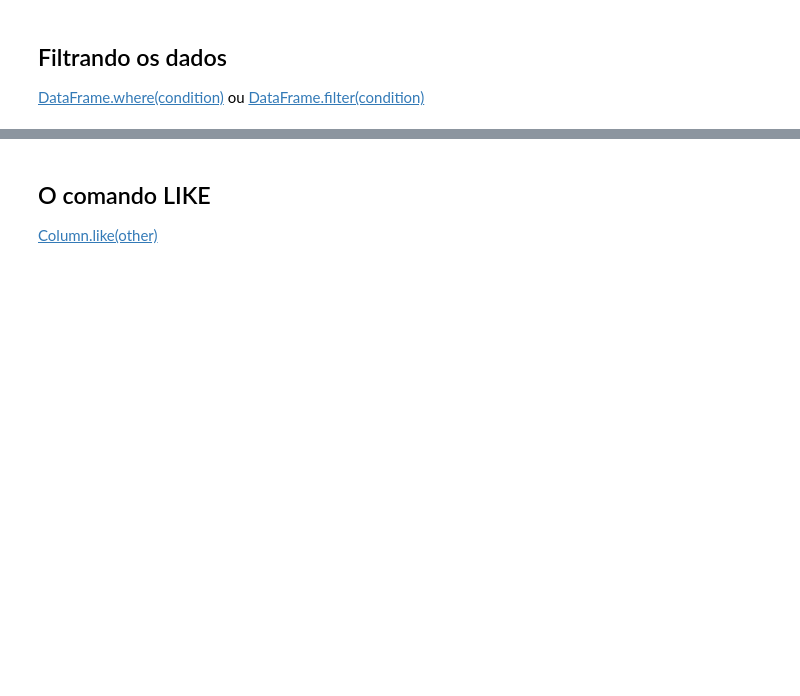
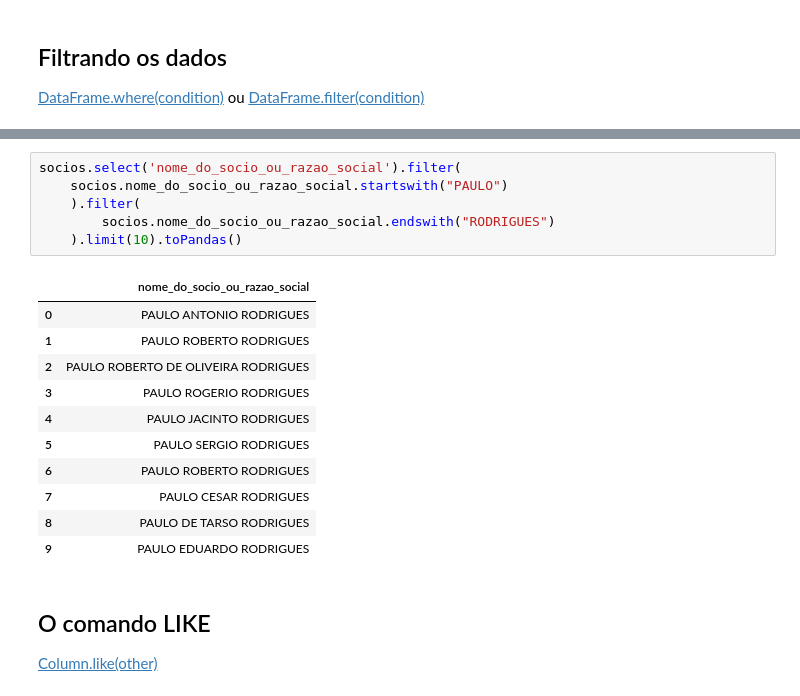
Before and after one commit to ItaloRod/curso_spark, a Jupyter notebook: aula0_projeto_spark.ipynb, the cells around one changed output, grey strips where cells are left out. Drawn from its saved outputs; the diff is of its cells as text; blank space fills up the shorter version.

```diff
--- a/aula0_projeto_spark.ipynb
+++ b/aula0_projeto_spark.ipynb
@@ -631,3 +809,21 @@ df.show()
+# %%
+socios.select('nome_do_socio_ou_razao_social').filter(
+    socios.nome_do_socio_ou_razao_social.startswith("PAULO")
+    ).filter(
+        socios.nome_do_socio_ou_razao_social.endswith("RODRIGUES")
+    ).limit(10).toPandas()
+# %% [output]
+|  | nome_do_socio_ou_razao_social |
+| 0 | PAULO ANTONIO RODRIGUES |
+| 1 | PAULO ROBERTO RODRIGUES |
+| 2 | PAULO ROBERTO DE OLIVEIRA RODRIGUES |
+| 3 | PAULO ROGERIO RODRIGUES |
+| 4 | PAULO JACINTO RODRIGUES |
+| 5 | PAULO SERGIO RODRIGUES |
+| 6 | PAULO ROBERTO RODRIGUES |
+| 7 | PAULO CESAR RODRIGUES |
+| 8 | PAULO DE TARSO RODRIGUES |
+| 9 | PAULO EDUARDO RODRIGUES |
 # %% [markdown]
 ## O comando LIKE
 
```
Also changed, not shown: parts of 22 cells of this notebook.
